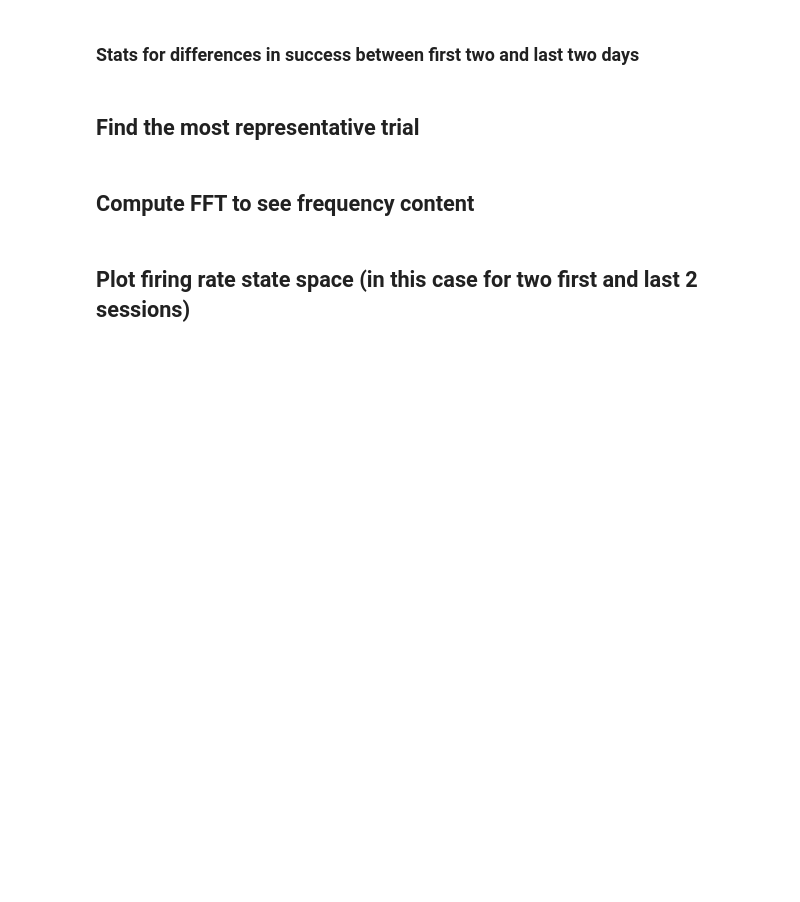
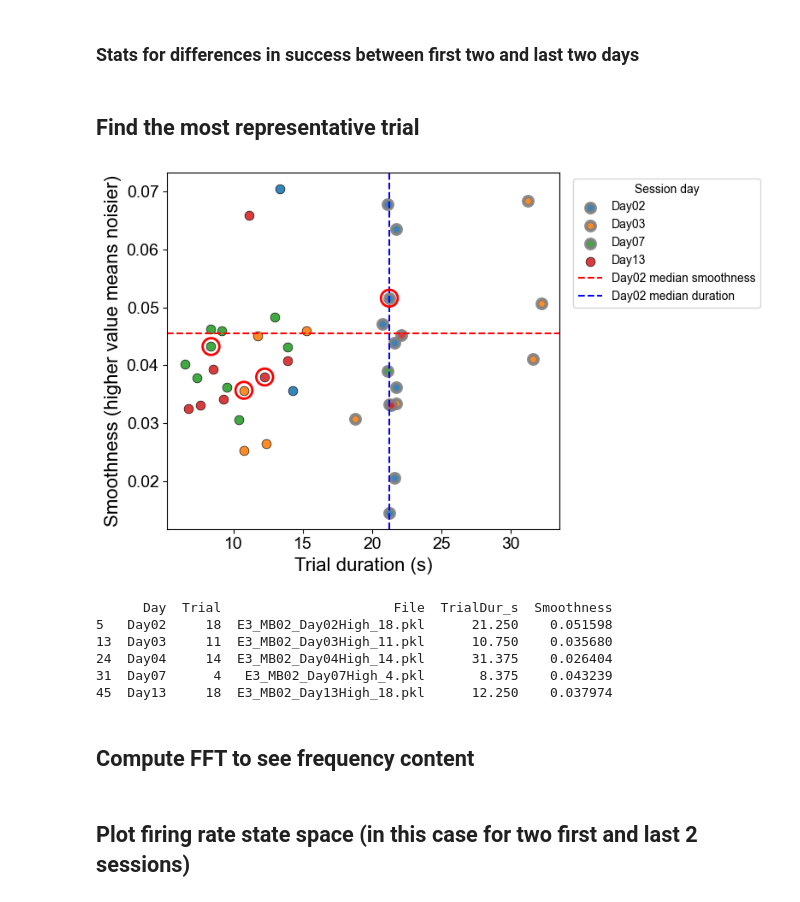
Before and after one commit to natmtc/flexible-motoneuron-control, a Jupyter notebook: Notebooks/Experimental_data_analysis.ipynb, the cells around one changed output. Drawn from its saved outputs; the diff is of its cells as text; code cells hidden in the pictures; blank space fills up the shorter version.

```diff
--- a/Notebooks/Experimental_data_analysis.ipynb
+++ b/Notebooks/Experimental_data_analysis.ipynb
@@ -195,12 +207,20 @@ session_files7 = {
 # %% [markdown]
 ## Find the most representative trial
 # %%
-# from utils.functions_analysis_online_control_exp.choose_representative_force_trial import *
-# df, selected = duration_vs_smoothness_scatter_with_median(
-#     '/Users/nmt121/Desktop/DATA/S1/', fsamp=2048, high_freq_threshold=5.0,
-#     keep_first_last=True, annotate=True,
-#     # save_path="/Users/nmt121/Desktop/Figures/dur_vs_smoothness_S7.pdf"
-# )
+from utils.functions_analysis_online_control_exp.choose_representative_force_trial import *
+df, selected = duration_vs_smoothness_scatter_with_median(
+    '/Users/nmt121/Desktop/DATA/S2/', fsamp=2048, high_freq_threshold=5.0,
+    keep_first_last=True, annotate=True,
+    # save_path="/Users/nmt121/Desktop/Figures/dur_vs_smoothness_S7.pdf"
+)
+# %% [output]
+[figure, added]
+      Day  Trial                      File  TrialDur_s  Smoothness
+5   Day02     18  E3_MB02_Day02High_18.pkl      21.250    0.051598
+13  Day03     11  E3_MB02_Day03High_11.pkl      10.750    0.035680
+24  Day04     14  E3_MB02_Day04High_14.pkl      31.375    0.026404
+31  Day07      4   E3_MB02_Day07High_4.pkl       8.375    0.043239
+45  Day13     18  E3_MB02_Day13High_18.pkl      12.250    0.037974
 # %% [markdown]
 ## Compute FFT to see frequency content
 # %%
```
Also changed, not shown: parts of 21 cells of this notebook, 3 other files.
